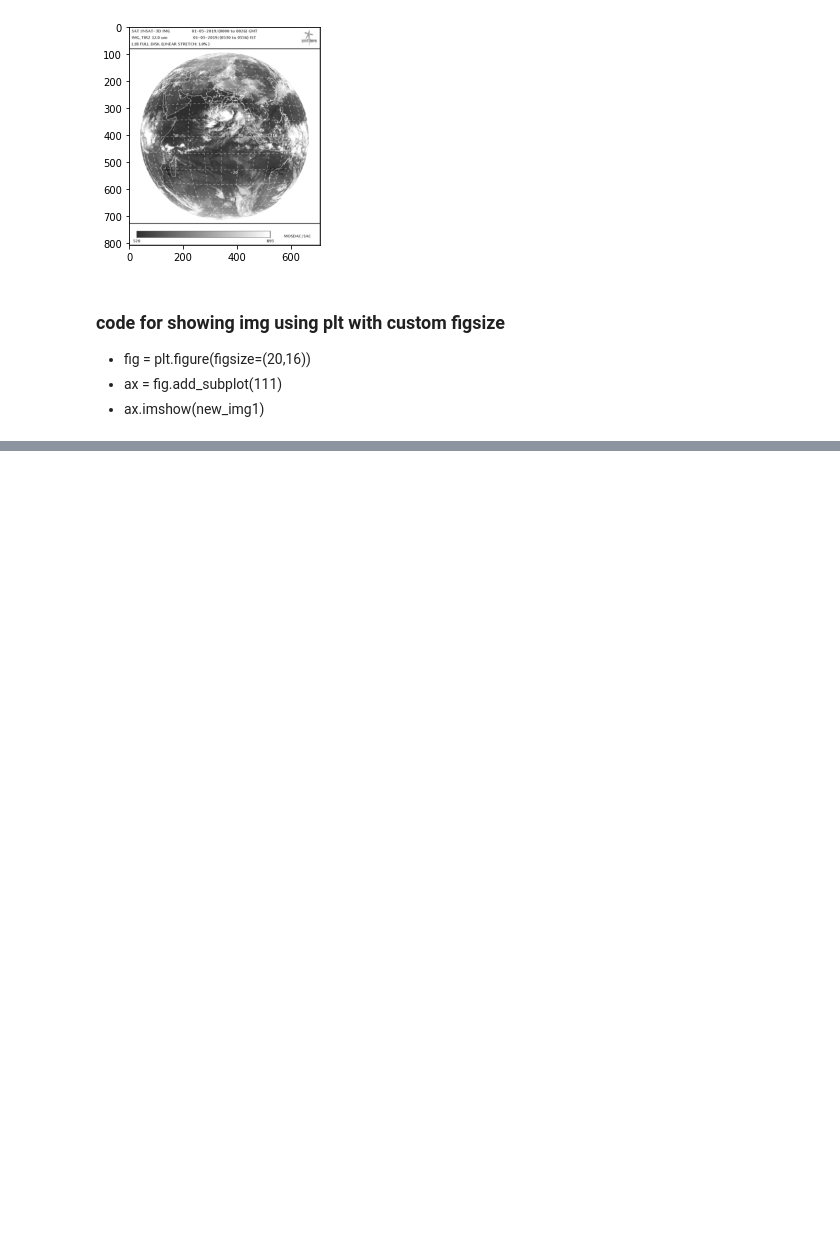
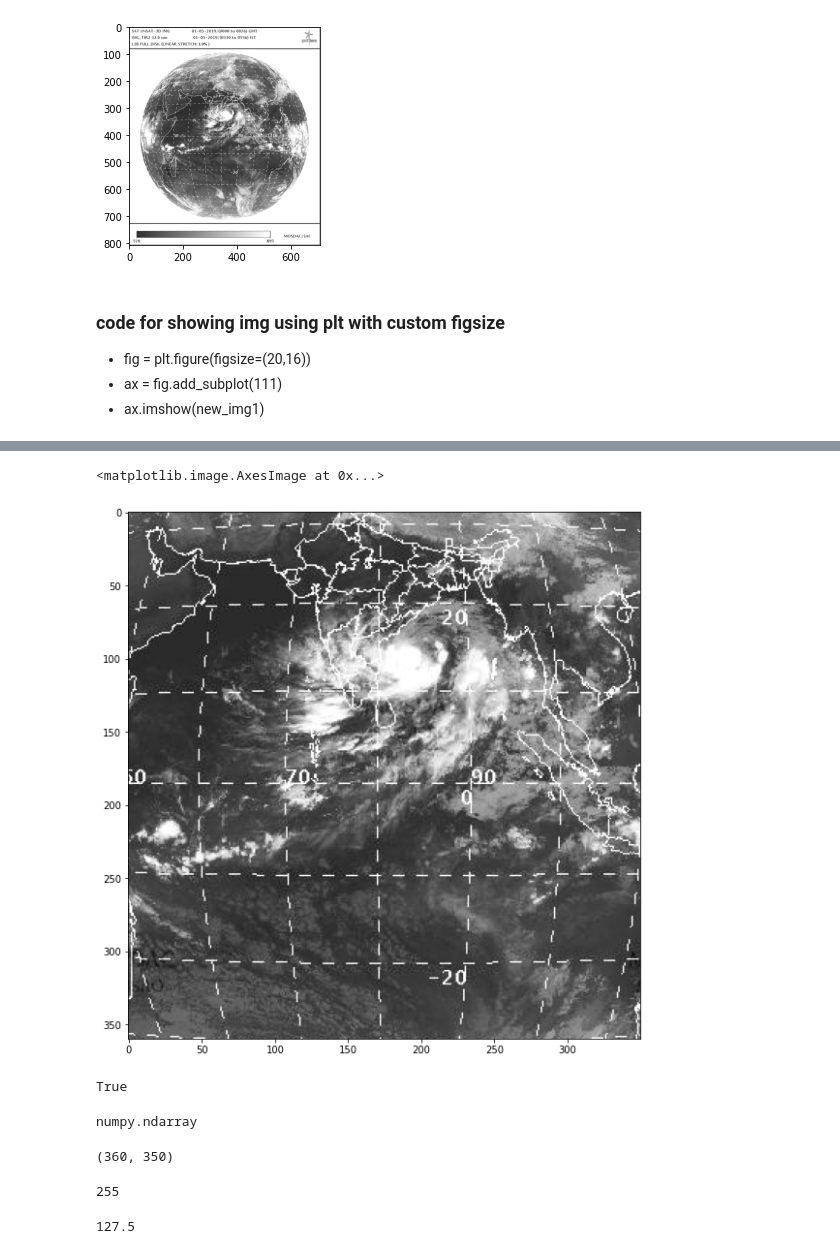
Before and after one commit to indrapaul824/VORTEX, a Jupyter notebook: tryout.ipynb, the cells around one changed output, grey strips where cells are left out. Cells and saved outputs as stored; diff of their text form; code cells hidden in the pictures; blank space fills up the shorter version.

```diff
--- a/tryout.ipynb
+++ b/tryout.ipynb
@@ -47,0 +66,16 @@ error: OpenCV(4.5.5) :-1: error: (-5:Bad argument) in function 'imshow'
+# %%
+# lets slice out this ROI
+# for cv2.rectangle, top left = x1,y1, bottom right = x2,y2
+# while slicing that particular rectangular roi, use [y1:y2,x1:x2]
+crop_img = img_gray[220:580,170:520]
+# %%
+fig = plt.figure(figsize=(10,10))
+ax = fig.add_subplot(111)
+ax.imshow(crop_img,cmap='gray')
+# %% [output]
+<matplotlib.image.AxesImage at 0x...>
+[figure, added]
+# %%
+cv2.imwrite('./assets/images/roi_image.jpeg',crop_img)
+# %% [output]
+True
@@ -47,0 +86,14 @@ error: OpenCV(4.5.5) :-1: error: (-5:Bad argument) in function 'imshow'
+# %%
+type(test_img)
+# %% [output]
+numpy.ndarray
+# %%
+test_img.shape
+# %% [output]
+(360, 350)
+# %%
+print(test_img.max())
+255/2
+# %% [output]
+255
+127.5
```
Also changed, not shown: parts of 12 cells of this notebook, 1 other file.
